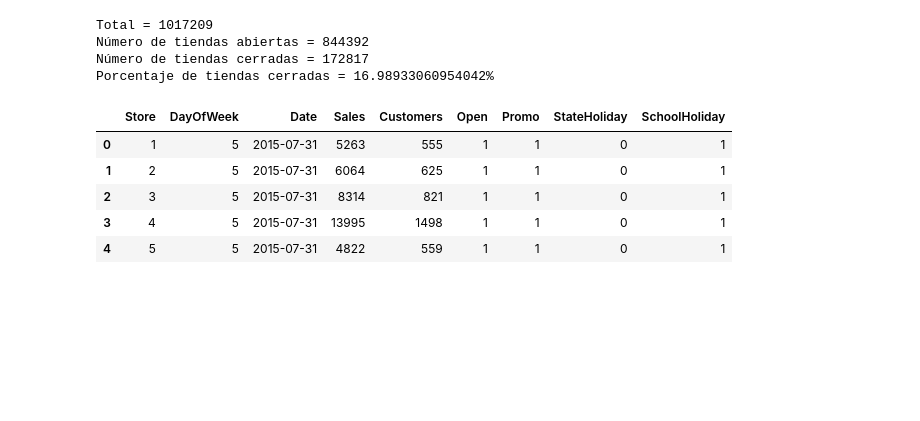
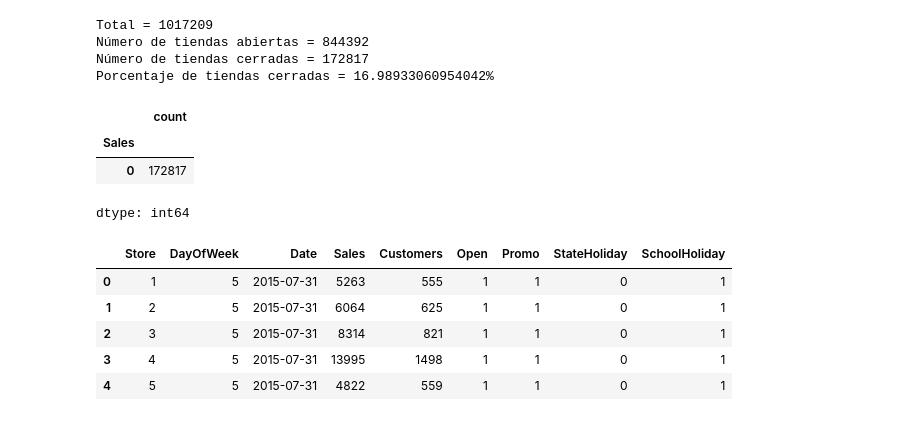
Before and after one commit to Jesus20MM/Proyecto-ventas, a Jupyter notebook: Proyecto_Departamento_de_Ventas.ipynb, the cells around one changed output. Cells and saved outputs as stored; diff of their text form; code cells hidden in the pictures; blank space fills up the shorter version.

Commit message:
Se cargaron los datos correctamente y se hizo la primera parte del análisis exploratorio de datos para el dataset de ventas.

```diff
--- a/Proyecto_Departamento_de_Ventas.ipynb
+++ b/Proyecto_Departamento_de_Ventas.ipynb
@@ -260,6 +229,14 @@ Total = 1017209
 Número de tiendas abiertas = 844392
 Número de tiendas cerradas = 172817
 Porcentaje de tiendas cerradas = 16.98933060954042%
+# %%
+# Nos aseguramos de que las tiendas cerradas no tienen ventas para poder eliminarlas
+closed_train_df['Sales'].value_counts()
+# %% [output]
+|  | count |
+| Sales |  |
+| 0 | 172817 |
+dtype: int64
 # %%
 # nos quedamos solo con las tiendas abiertas y eliminamos las tiendas cerradas, pues estas no aportan informacion relevante
 sales_train_df=open_train_df
```
Also changed, not shown: parts of 16 cells of this notebook.
